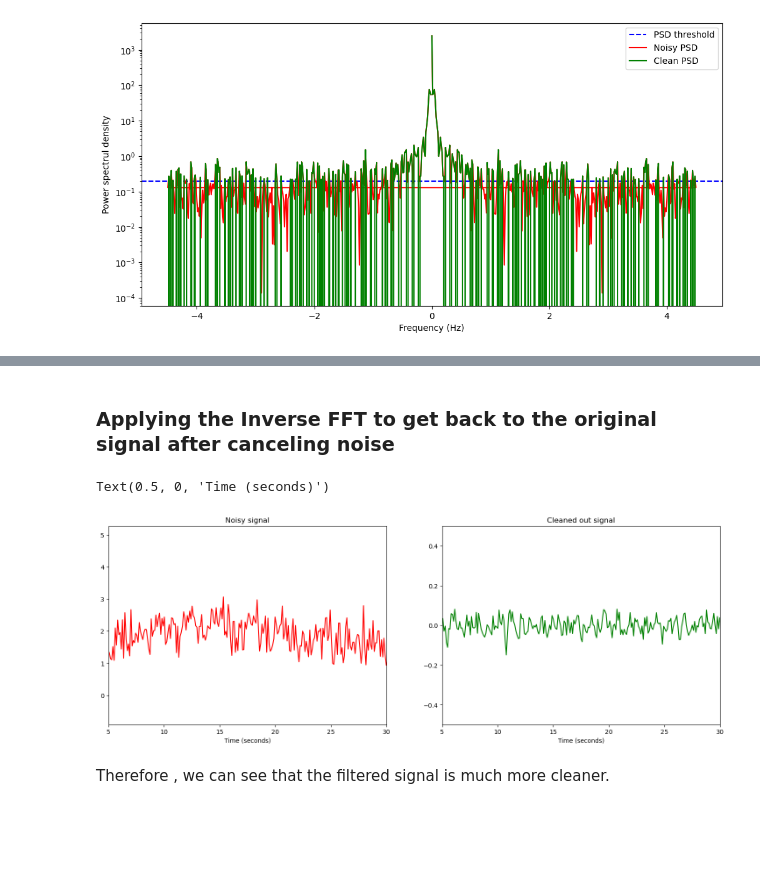
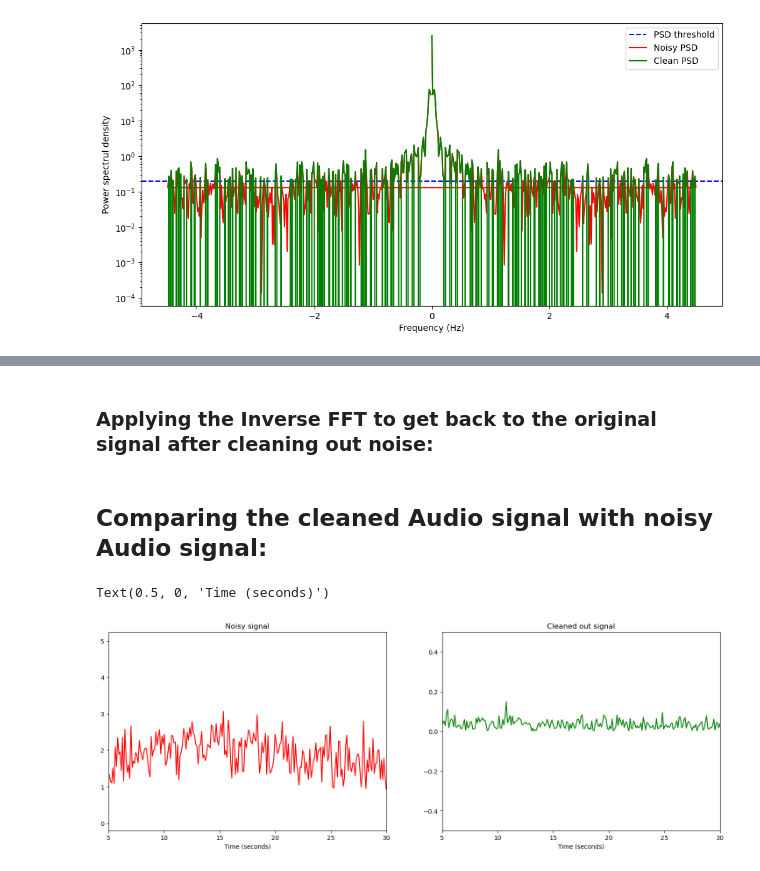
Before and after one commit to shopnochari/CP21_final_project_SA, a Jupyter notebook: Audio_dispersion.ipynb, the cells around one changed output, grey strips where cells are left out. Drawn from its saved outputs; the diff is of its cells as text; code cells hidden in the pictures; blank space fills up the shorter version.

```diff
--- a/Audio_dispersion.ipynb
+++ b/Audio_dispersion.ipynb
@@ -140,2 +166,2 @@ plt.show()
 # %% [markdown]
-### Applying the Inverse FFT to get back to the original signal after canceling noise
+### Applying the Inverse FFT to get back to the original signal after cleaning out noise:
@@ -142,29 +174,24 @@ plt.show()
+# %% [markdown]
+## Comparing the cleaned Audio signal with noisy Audio signal:
 # %%
-# Imports
-from scipy import ifft
+# ploting the noisy signal and clean signal
+fig, axs = plt.subplots(1, 2, figsize=(18, 6))
 
-amplitude_fft_clean = amplitude * indices
-amplitude_clean = ifft(amplitude_fft_clean.to_numpy())
-
-# # ploting the noisy signal and clean signal
-fig, axs = plt.subplots(1, 2, figsize=(18, 6))
-# fig.tight_layout()
 # Plot Noisy Signal
 axs[0].set_title('Noisy signal')
-axs[0].plot(time, amplitude, color="red", label="Noisy signal")
+axs[0].plot(np.abs(time), np.abs(amplitude), color="red", label="Noisy signal")
 axs[0].set_xlabel("Amplitude")
 axs[0].set_xlabel("Time (seconds)")
 axs[0].set_xlim([5, 30])
 
 # Plot cleaned signal
 axs[1].set_title('Cleaned out signal')
-axs[1].plot(time, amplitude_clean, color='green', label="Clean signal")
+axs[1].plot(np.abs(time), np.abs(amplitude_clean), color='green',
+            label="Clean signal")
 axs[1].set_ylim([-0.50, 0.50])
 axs[1].set_xlim([5, 30])
 axs[1].set_xlabel("Amplitude")
 axs[1].set_xlabel("Time (seconds)")
 # %% [output]
 Text(0.5, 0, 'Time (seconds)')
-[figure, old version]
+[figure, new version]
-# %% [markdown]
-Therefore , we can see that the filtered signal is much more cleaner.
```
Also changed, not shown: parts of 17 cells of this notebook, 4 other files.
